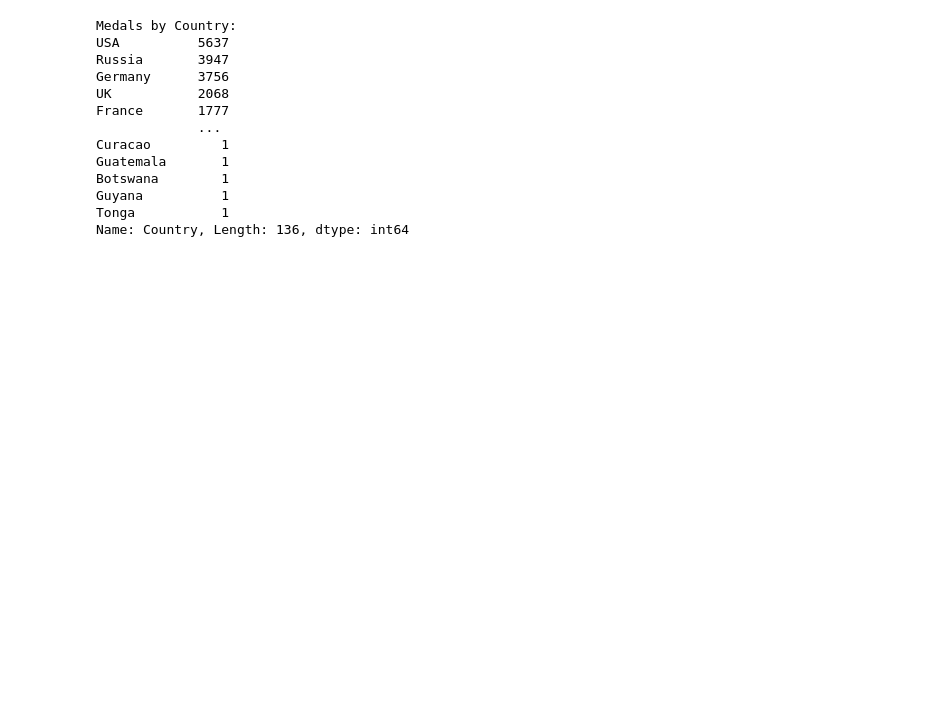
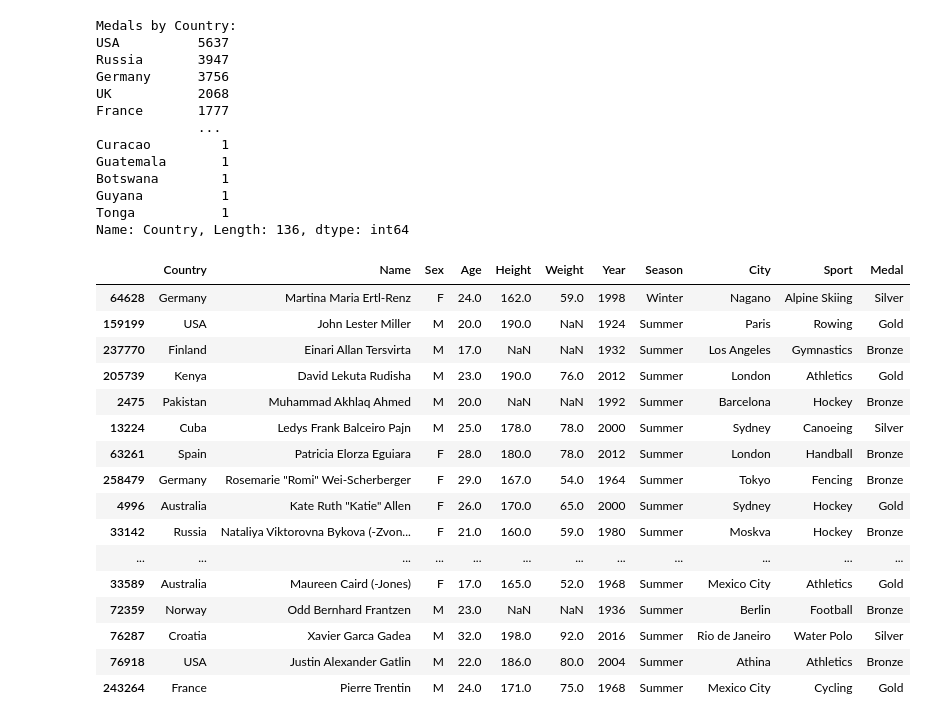
Before and after one commit to DAVIHS23/g05, a Jupyter notebook: Data/Dataprep.ipynb, the cells around one changed output. Cells and saved outputs as stored; diff of their text form; code cells hidden in the pictures; blank space fills up the shorter version.

Commit message:
show only a subset of the data

```diff
--- a/Data/Dataprep.ipynb
+++ b/Data/Dataprep.ipynb
@@ -174,3 +174,26 @@ json_data = filtered_df.to_json(orient="records")
 # Save the JSON data to a file
 with open("data.json", "w") as json_file:
     json_file.write(json_data)
+# %%
+sample_df = filtered_df.sample(n=20)
+display(sample_df)
+
+sample_df.to_json("sample_data.json", orient="records", lines=True)
+# %% [output]
+|  | Country | Name | Sex | Age | Height | Weight | Year | Season | City | Sport | Medal |
+| 64628 | Germany | Martina Maria Ertl-Renz | F | 24.0 | 162.0 | 59.0 | 1998 | Winter | Nagano | Alpine Skiing | Silver |
+| 159199 | USA | John Lester Miller | M | 20.0 | 190.0 | NaN | 1924 | Summer | Paris | Rowing | Gold |
+| 237770 | Finland | Einari Allan Tersvirta | M | 17.0 | NaN | NaN | 1932 | Summer | Los Angeles | Gymnastics | Bronze |
+| 205739 | Kenya | David Lekuta Rudisha | M | 23.0 | 190.0 | 76.0 | 2012 | Summer | London | Athletics | Gold |
+| 2475 | Pakistan | Muhammad Akhlaq Ahmed | M | 20.0 | NaN | NaN | 1992 | Summer | Barcelona | Hockey | Bronze |
+| 13224 | Cuba | Ledys Frank Balceiro Pajn | M | 25.0 | 178.0 | 78.0 | 2000 | Summer | Sydney | Canoeing | Silver |
+| 63261 | Spain | Patricia Elorza Eguiara | F | 28.0 | 180.0 | 78.0 | 2012 | Summer | London | Handball | Bronze |
+| 258479 | Germany | Rosemarie "Romi" Wei-Scherberger | F | 29.0 | 167.0 | 54.0 | 1964 | Summer | Tokyo | Fencing | Bronze |
+| 4996 | Australia | Kate Ruth "Katie" Allen | F | 26.0 | 170.0 | 65.0 | 2000 | Summer | Sydney | Hockey | Gold |
+| 33142 | Russia | Nataliya Viktorovna Bykova (-Zvon... | F | 21.0 | 160.0 | 59.0 | 1980 | Summer | Moskva | Hockey | Bronze |
+| ... | ... | ... | ... | ... | ... | ... | ... | ... | ... | ... | ... |
+| 33589 | Australia | Maureen Caird (-Jones) | F | 17.0 | 165.0 | 52.0 | 1968 | Summer | Mexico City | Athletics | Gold |
+| 72359 | Norway | Odd Bernhard Frantzen | M | 23.0 | NaN | NaN | 1936 | Summer | Berlin | Football | Bronze |
+| 76287 | Croatia | Xavier Garca Gadea | M | 32.0 | 198.0 | 92.0 | 2016 | Summer | Rio de Janeiro | Water Polo | Silver |
+| 76918 | USA | Justin Alexander Gatlin | M | 22.0 | 186.0 | 80.0 | 2004 | Summer | Athina | Athletics | Bronze |
+| 243264 | France | Pierre Trentin | M | 24.0 | 171.0 | 75.0 | 1968 | Summer | Mexico City | Cycling | Gold |
```
Also changed, not shown: 2 other files.
